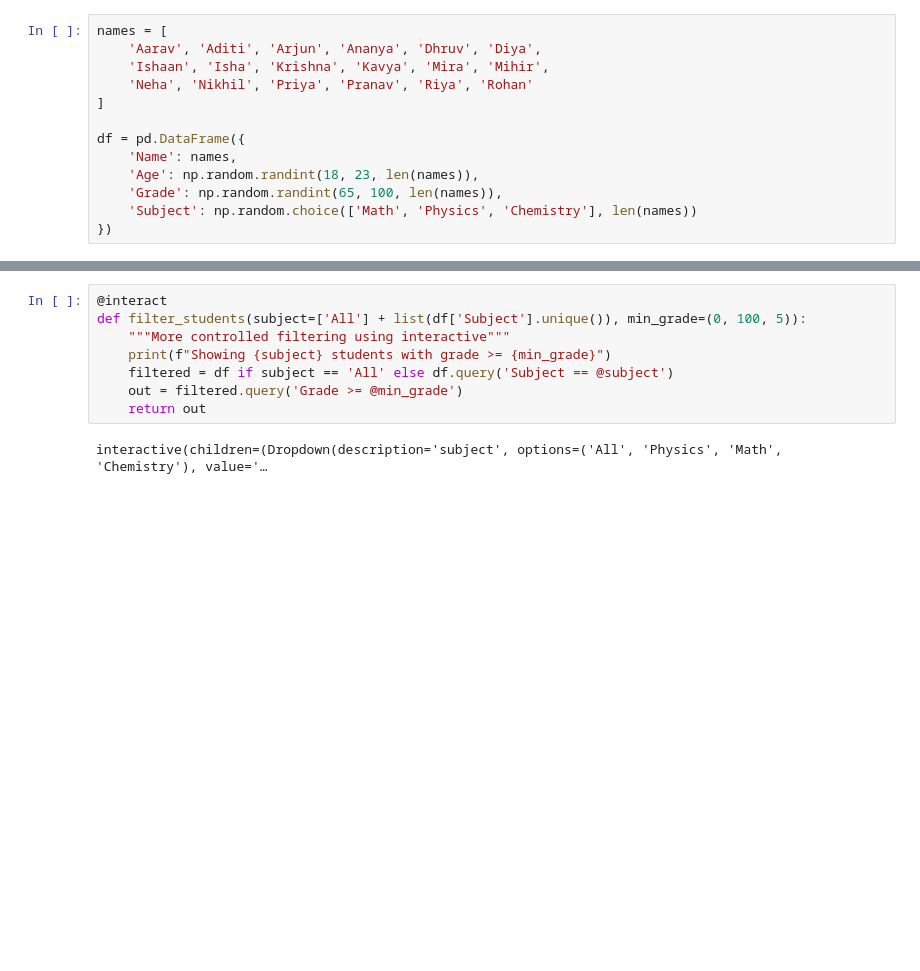
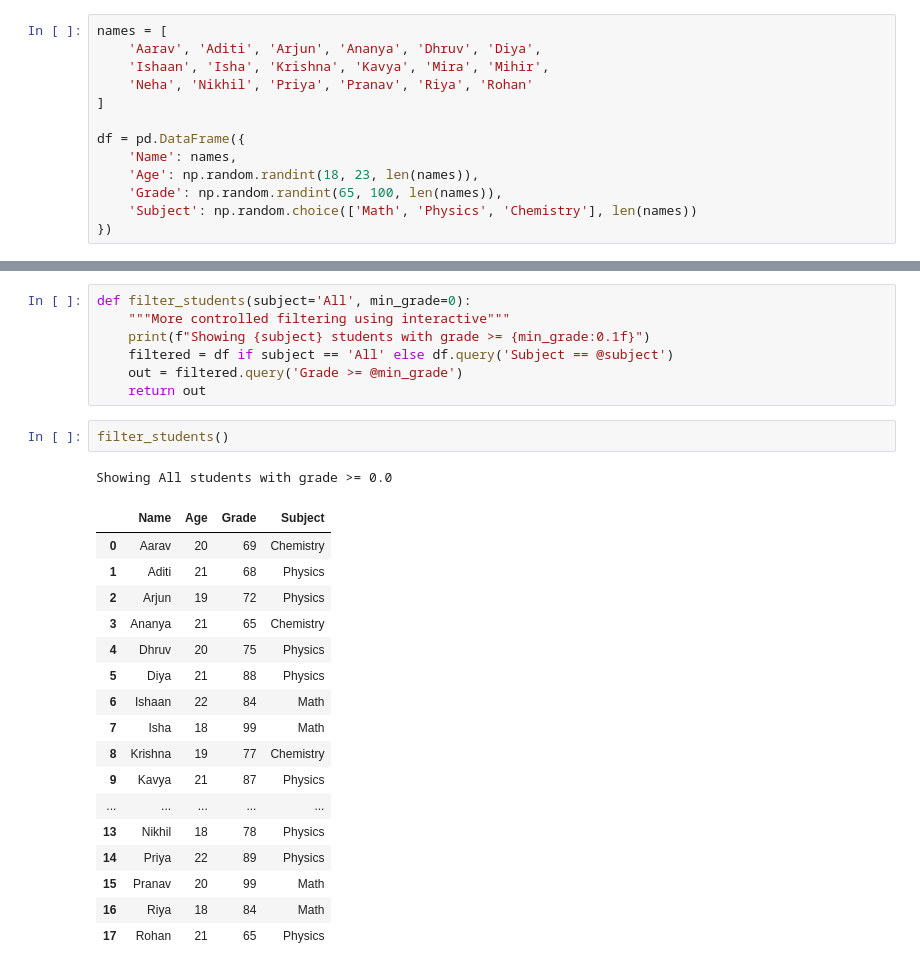
Before and after one commit to nipunbatra/psdv-teaching, a Jupyter notebook: notebooks/widgets.ipynb, the cells around one changed output, grey strips where cells are left out. Cells and saved outputs as stored; diff of their text form; blank space fills up the shorter version.

```diff
--- a/notebooks/widgets.ipynb
+++ b/notebooks/widgets.ipynb
@@ -87,11 +84,29 @@ interactive(children=(Dropdown(description='subject', options=('All', 'Chemistry
 # %%
-@interact
-def filter_students(subject=['All'] + list(df['Subject'].unique()), min_grade=(0, 100, 5)):
+def filter_students(subject='All', min_grade=0):
     """More controlled filtering using interactive"""
-    print(f"Showing {subject} students with grade >= {min_grade}")
+    print(f"Showing {subject} students with grade >= {min_grade:0.1f}")
     filtered = df if subject == 'All' else df.query('Subject == @subject')
     out = filtered.query('Grade >= @min_grade')
     return out
-# %% [output]
-interactive(children=(Dropdown(description='subject', options=('All', 'Physics', 'Math', 'Chemistry'), value='…
+# %%
+filter_students()
+# %% [output]
+Showing All students with grade >= 0.0
+|  | Name | Age | Grade | Subject |
+| 0 | Aarav | 20 | 69 | Chemistry |
+| 1 | Aditi | 21 | 68 | Physics |
+| 2 | Arjun | 19 | 72 | Physics |
+| 3 | Ananya | 21 | 65 | Chemistry |
+| 4 | Dhruv | 20 | 75 | Physics |
+| 5 | Diya | 21 | 88 | Physics |
+| 6 | Ishaan | 22 | 84 | Math |
+| 7 | Isha | 18 | 99 | Math |
+| 8 | Krishna | 19 | 77 | Chemistry |
+| 9 | Kavya | 21 | 87 | Physics |
+| ... | ... | ... | ... | ... |
+| 13 | Nikhil | 18 | 78 | Physics |
+| 14 | Priya | 22 | 89 | Physics |
+| 15 | Pranav | 20 | 99 | Math |
+| 16 | Riya | 18 | 84 | Math |
+| 17 | Rohan | 21 | 65 | Physics |
 # %%
```
Also changed, not shown: parts of 12 cells of this notebook.
